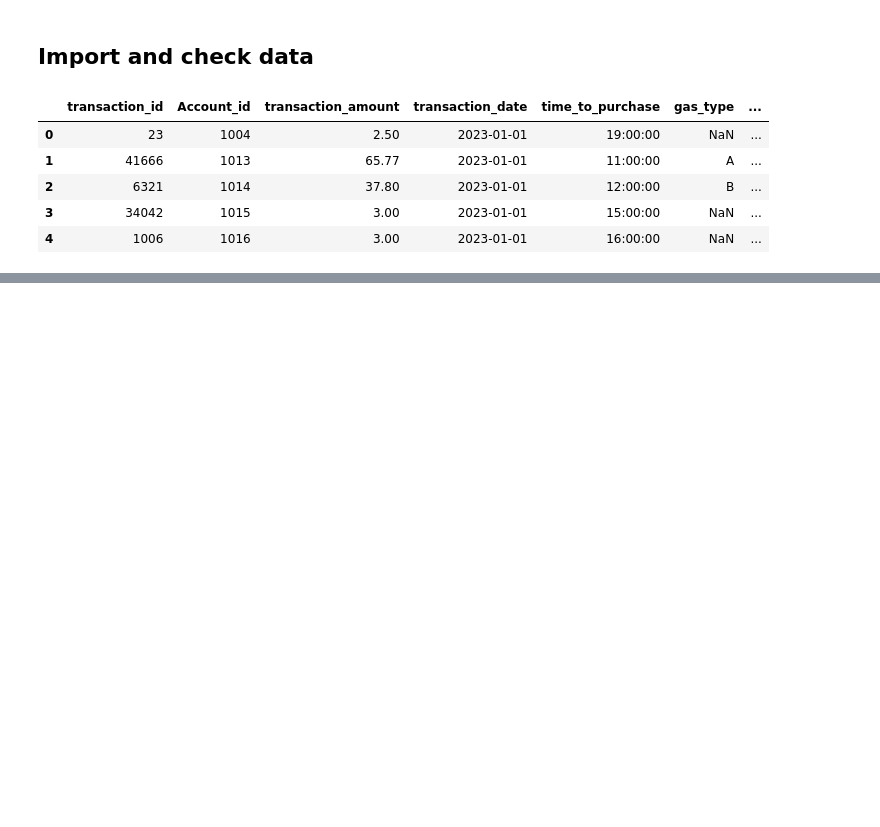
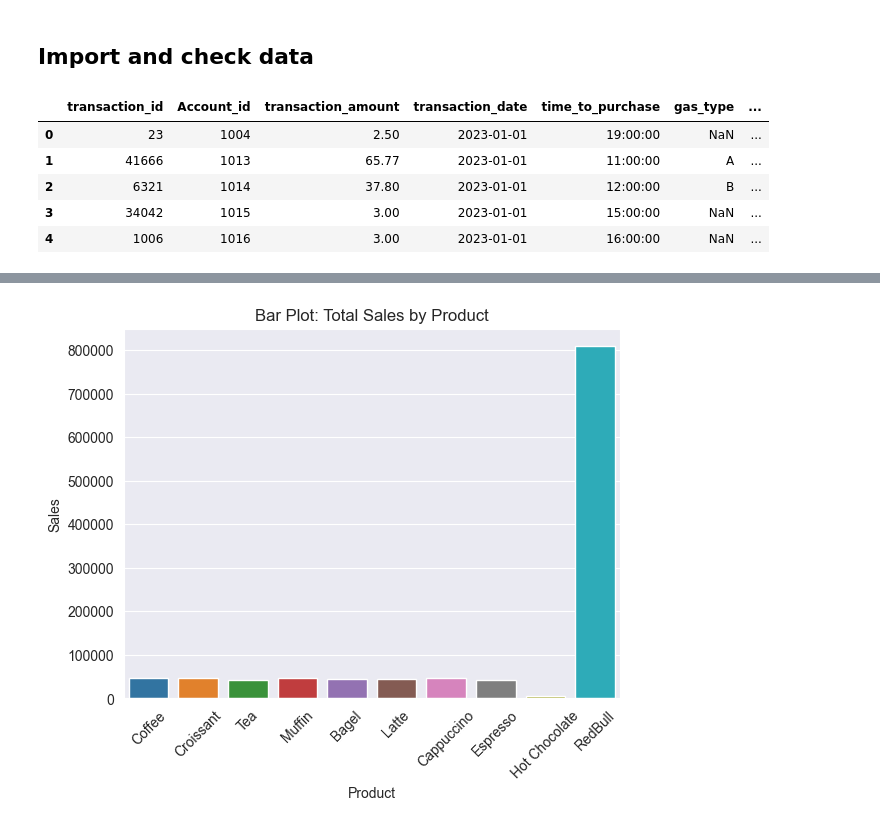
Before and after one commit to kchammanard/Group-1-Coffee-Transactions, a Jupyter notebook: query.ipynb, the cells around one changed output, grey strips where cells are left out. Cells and saved outputs as stored; diff of their text form; code cells hidden in the pictures; blank space fills up the shorter version.

```diff
--- a/query.ipynb
+++ b/query.ipynb
@@ -18,7 +21,7 @@ for sheet_name, sheet_data in excel_data.items():
 transactions = dataframes["Transactions"]
 account = dataframes["Account"]
 location = dataframes["location"]
-product = dataframes["Product"]
+products = dataframes["Product"]
 # %%
 transactions.head()
 # %% [output]
@@ -57,0 +98,3 @@ product.head()
+# %%
+total_transactions =  products.merge(transactions[["product_id","transaction_amount"]].groupby("product_id").sum(), left_on = "product_id", right_on = "product_id")
+total_transactions
@@ -57,0 +113,12 @@ product.head()
+# %%
+sns.set_style('darkgrid')
+
+sns.barplot(x = "product_name", y = "transaction_amount", data = total_transactions)
+plt.xlabel('Product')
+plt.ylabel('Sales')
+plt.title('Bar Plot: Total Sales by Product')
+plt.xticks(rotation=45)
+
+plt.show()
+# %% [output]
+[figure, added]
```
Also changed, not shown: parts of 15 cells of this notebook, 1 other file.
